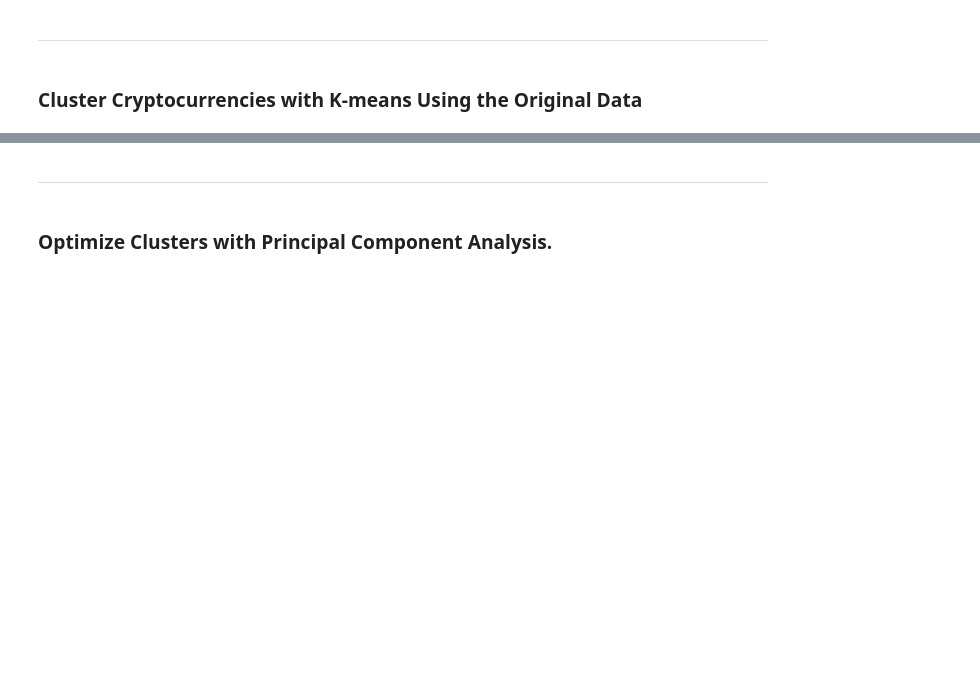
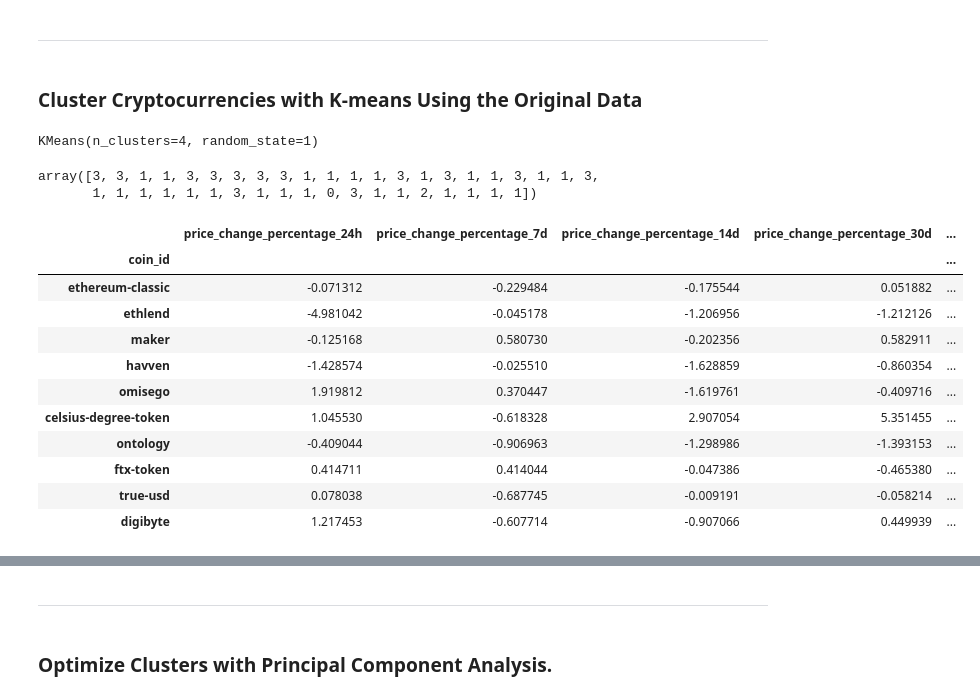
Before and after one commit to julo123456/CryptoClustering, a Jupyter notebook: Crypto_Clustering.ipynb, the cells around one changed output, grey strips where cells are left out. Drawn from its saved outputs; the diff is of its cells as text; code cells hidden in the pictures; blank space fills up the shorter version.

Commit message:
Next iteration of work to incorporate kmean clustering and PCA clustering.

```diff
--- a/Crypto_Clustering.ipynb
+++ b/Crypto_Clustering.ipynb
@@ -139,21 +176,44 @@ df_market_data_scaled.head(10)
 # %% [markdown]
 ### Cluster Cryptocurrencies with K-means Using the Original Data
 # %%
-# Initialize the K-Means model using the best value for k
+# Initialize the K-Means model using the best value for k, which is k=4
+model = KMeans(n_clusters=4, random_state=1)
 # %%
 # Fit the K-Means model using the scaled data
+model.fit(df_market_data_scaled)
+# %% [output]
+KMeans(n_clusters=4, random_state=1)
 # %%
 # Predict the clusters to group the cryptocurrencies using the scaled data
-
+k_4 = model.predict(df_market_data_scaled)
 
 # Print the resulting array of cluster values.
+k_4
+# %% [output]
+array([3, 3, 1, 1, 3, 3, 3, 3, 3, 1, 1, 1, 1, 3, 1, 3, 1, 1, 3, 1, 1, 3,
+       1, 1, 1, 1, 1, 1, 3, 1, 1, 1, 0, 3, 1, 1, 2, 1, 1, 1, 1])
 # %%
 # Create a copy of the DataFrame
+df_market_data_scaled_predict = df_market_data_scaled.copy()
 # %%
 # Add a new column to the DataFrame with the predicted clusters
-
+df_market_data_scaled_predict['predict']=k_4
 
 # Display sample data
+df_market_data_scaled_predict.tail(10)
+# %% [output]
+|  | price_change_percentage_24h | price_change_percentage_7d | price_change_percentage_14d | price_change_percentage_30d | ... |
+| coin_id |  |  |  |  | ... |
+| ethereum-classic | -0.071312 | -0.229484 | -0.175544 | 0.051882 | ... |
+| ethlend | -4.981042 | -0.045178 | -1.206956 | -1.212126 | ... |
+| maker | -0.125168 | 0.580730 | -0.202356 | 0.582911 | ... |
+| havven | -1.428574 | -0.025510 | -1.628859 | -0.860354 | ... |
+| omisego | 1.919812 | 0.370447 | -1.619761 | -0.409716 | ... |
+| celsius-degree-token | 1.045530 | -0.618328 | 2.907054 | 5.351455 | ... |
+| ontology | -0.409044 | -0.906963 | -1.298986 | -1.393153 | ... |
+| ftx-token | 0.414711 | 0.414044 | -0.047386 | -0.465380 | ... |
+| true-usd | 0.078038 | -0.687745 | -0.009191 | -0.058214 | ... |
+| digibyte | 1.217453 | -0.607714 | -0.907066 | 0.449939 | ... |
 # %%
 # Create a scatter plot using hvPlot by setting
 # `x="price_change_percentage_24h"` and `y="price_change_percentage_7d"`.
```
Also changed, not shown: parts of 12 cells of this notebook.
